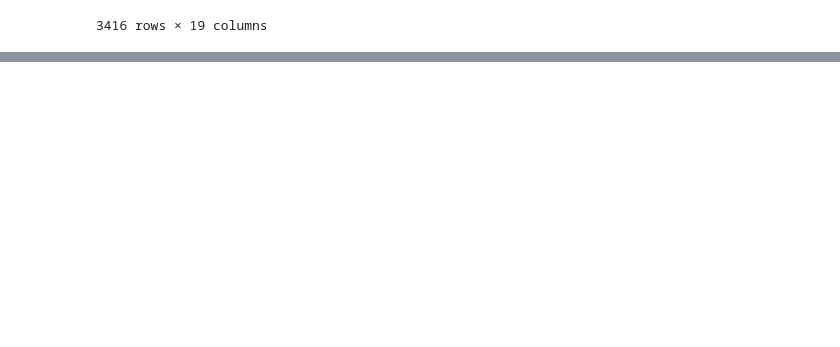
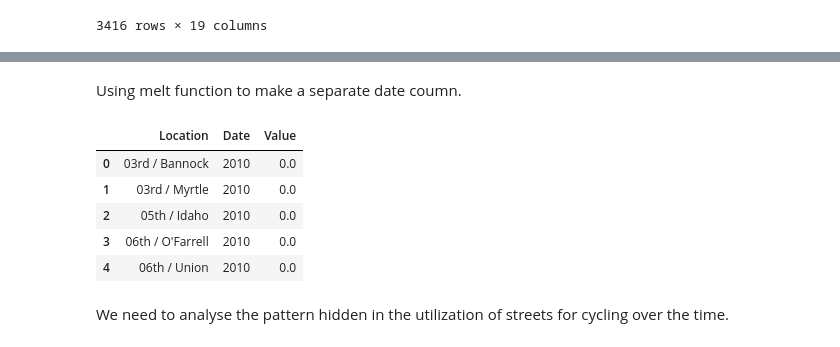
Before and after one commit to mikestefancic/TVCA, a Jupyter notebook: tvca-explore.ipynb, the cells around one changed output, grey strips where cells are left out. Drawn from its saved outputs; the diff is of its cells as text; code cells hidden in the pictures; blank space fills up the shorter version.

```diff
--- a/tvca-explore.ipynb
+++ b/tvca-explore.ipynb
@@ -353,0 +347,4 @@ ACHD_DF[ACHD_DF['TrafficC_2']=='08TH ST']
+# %%
+time_visualize = data_overall[['Location','2010','2011','2012-May','2012-September','2013-May','2013-September','2014-May',
+              '2014-September','2015-May']]
+time_visualize.head()
@@ -353,0 +358,16 @@ ACHD_DF[ACHD_DF['TrafficC_2']=='08TH ST']
+# %% [markdown]
+Using melt function to make a separate date coumn.
+# %%
+time_count = time_visualize.melt(id_vars=["Location"],
+        var_name="Date",
+        value_name="Value")
+time_count.head()
+# %% [output]
+|  | Location | Date | Value |
+| 0 | 03rd / Bannock | 2010 | 0.0 |
+| 1 | 03rd / Myrtle | 2010 | 0.0 |
+| 2 | 05th / Idaho | 2010 | 0.0 |
+| 3 | 06th / O'Farrell | 2010 | 0.0 |
+| 4 | 06th / Union | 2010 | 0.0 |
+# %% [markdown]
+We need to analyse the pattern hidden in the utilization of streets for cycling over the time.
```
Also changed, not shown: parts of 18 cells of this notebook.
